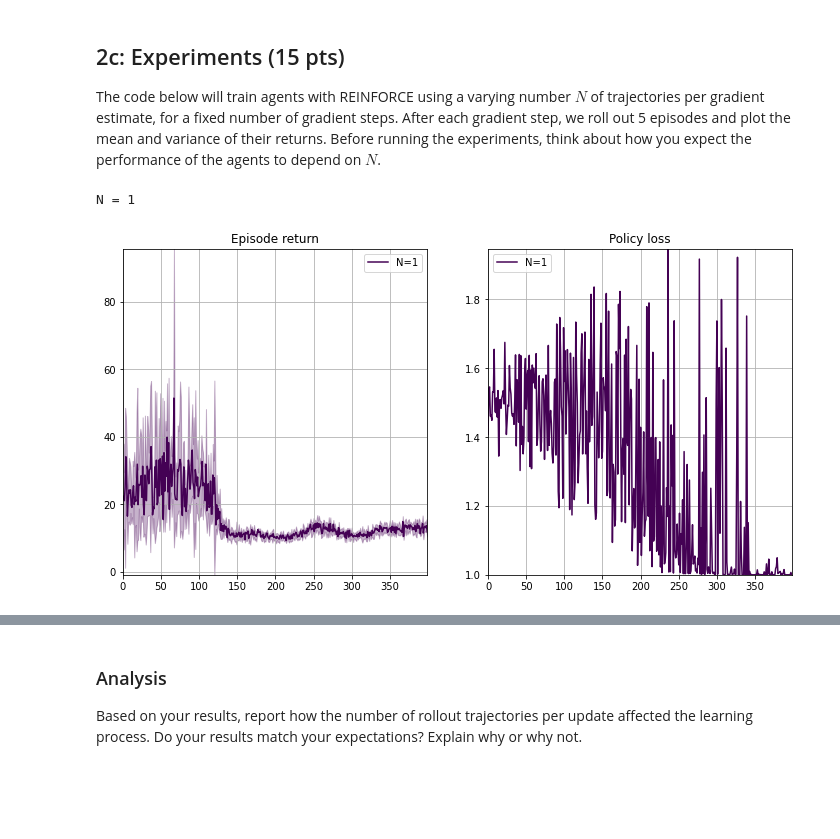
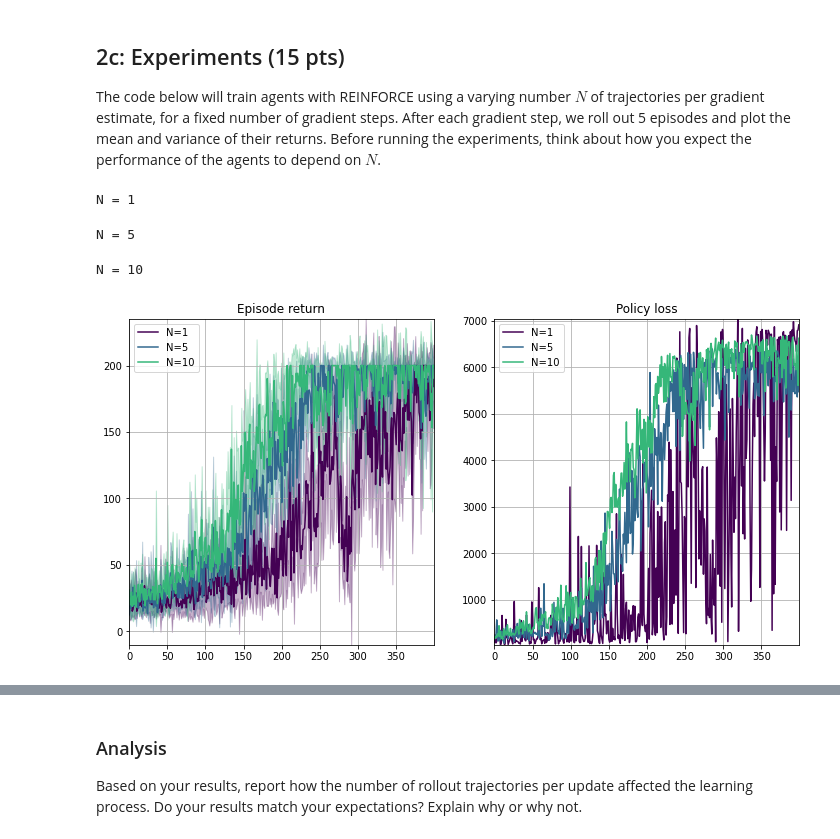
Before and after one commit to LatentDream/reinforcement-learning-intro, a Jupyter notebook: Assignment_3/main.ipynb, the cells around one changed output, grey strips where cells are left out. Drawn from its saved outputs; the diff is of its cells as text; code cells hidden in the pictures; blank space fills up the shorter version.

```diff
--- a/Assignment_3/main.ipynb
+++ b/Assignment_3/main.ipynb
@@ -141,9 +159,12 @@ class Policy:
     dist = None
     # Your code here (Part II)
     # ========================
-    X = torch.from_numpy(x).unsqueeze(0)
+    X = torch.from_numpy(x)
+    if len(x.shape) == 1:
+        X = X.unsqueeze(0)
     probs = self.network.forward(X)
     dist = torch.distributions.Categorical(probs)
+    self.m = dist
     # ========================
     return dist
 
@@ -197,6 +218,7 @@ def rollout(env: gym.Env, policy: Policy, N=1, render=False):
     #==========================
     for episode in range(N):
         state = env.reset()
+        states.append(state)
         done = False
         step = 0
 
@@ -204,10 +226,11 @@ def rollout(env: gym.Env, policy: Policy, N=1, render=False):
             action = policy.action(state)
             state, reward, done, _ = env.step(action)
 
-            states.append(state)
             actions.append(action)
             rewards.append(reward)
             dones.append(done)
+            if not done:
+                states.append(state)
 
             if render:
                 show_state(env.unwrapped, step=step)
@@ -417,8 +525,8 @@ question 2b results: All test cases passed!
 
 The code below will train agents with REINFORCE using a varying number $N$ of trajectories per gradient estimate, for a fixed number of gradient steps. After each gradient step, we roll out 5 episodes and plot the mean and variance of their returns. Before running the experiments, think about how you expect the performance of the agents to depend on $N$.
 # %%
-# Ns = [1, 5, 10]
-Ns = [1]
+Ns = [1, 5, 10]
+# Ns = [1]
 
 env = gym.make('CartPole-v0')
 agents = [
@@ -441,33 +549,35 @@ gs = list(range(gradient_steps))
 cmap = plt.get_cmap('viridis')
 fig, (ret_ax, loss_ax) = plt.subplots(nrows=1, ncols=2, figsize=(12, 6))
 
 if not running_in_gradescope():
     for i in range(len(Ns)):
       reinforce_policy = agents[i]
       N = Ns[i]
       print(f"N = {N}")
       losses = []
       for g in tqdm(range(gradient_steps)):
         states, actions, rewards, dones = rollout(env, reinforce_policy, N=N)
         loss = reinforce_policy.update(states, actions, rewards, dones)
         losses.append(loss['policy_loss'])
         res = [rollout_score(env, reinforce_policy) for _ in range(test_runs)]
         scores[i][g] = np.mean(res)
         stds[i][g] = np.std(res)
       color = cmap(i / len(Ns))
       ret_ax.plot(gs, scores[i], label=f"N={N}", color = color)
       ret_ax.fill_between(gs, scores[i] - stds[i], scores[i] + stds[i], alpha=0.3, color=color)
       loss_ax.plot(gs, losses, label=f"N={N}", color = color)
     ret_ax.legend()
     ret_ax.grid(True)
     ret_ax.margins(0)
     ret_ax.set_title('Episode return')
     loss_ax.legend()
     loss_ax.grid(True)
     loss_ax.margins(0)
     loss_ax.set_title("Policy loss")
 # %% [output]
 N = 1
+N = 5
+N = 10
-[figure, old version]
+[figure, new version]
 # %%
 plt.close('all')
```
Also changed, not shown: parts of 6 cells of this notebook.
